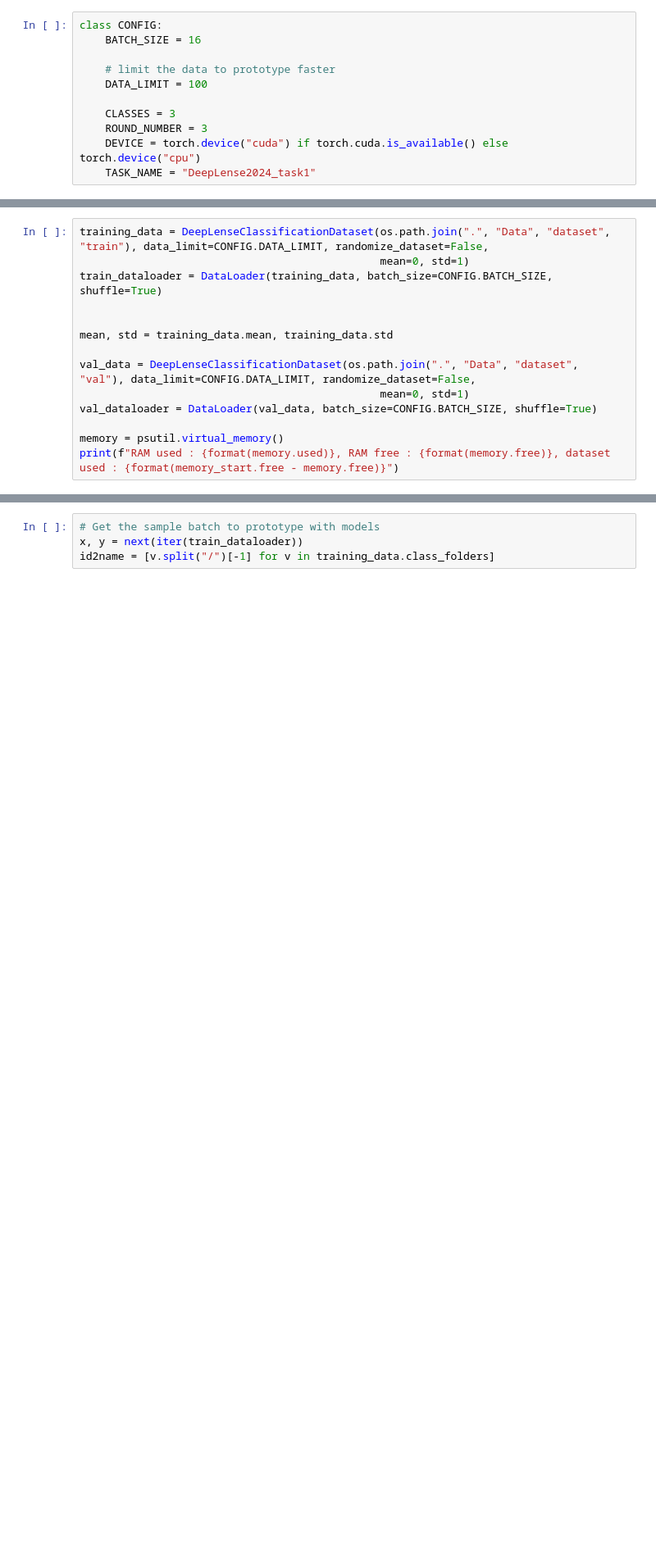
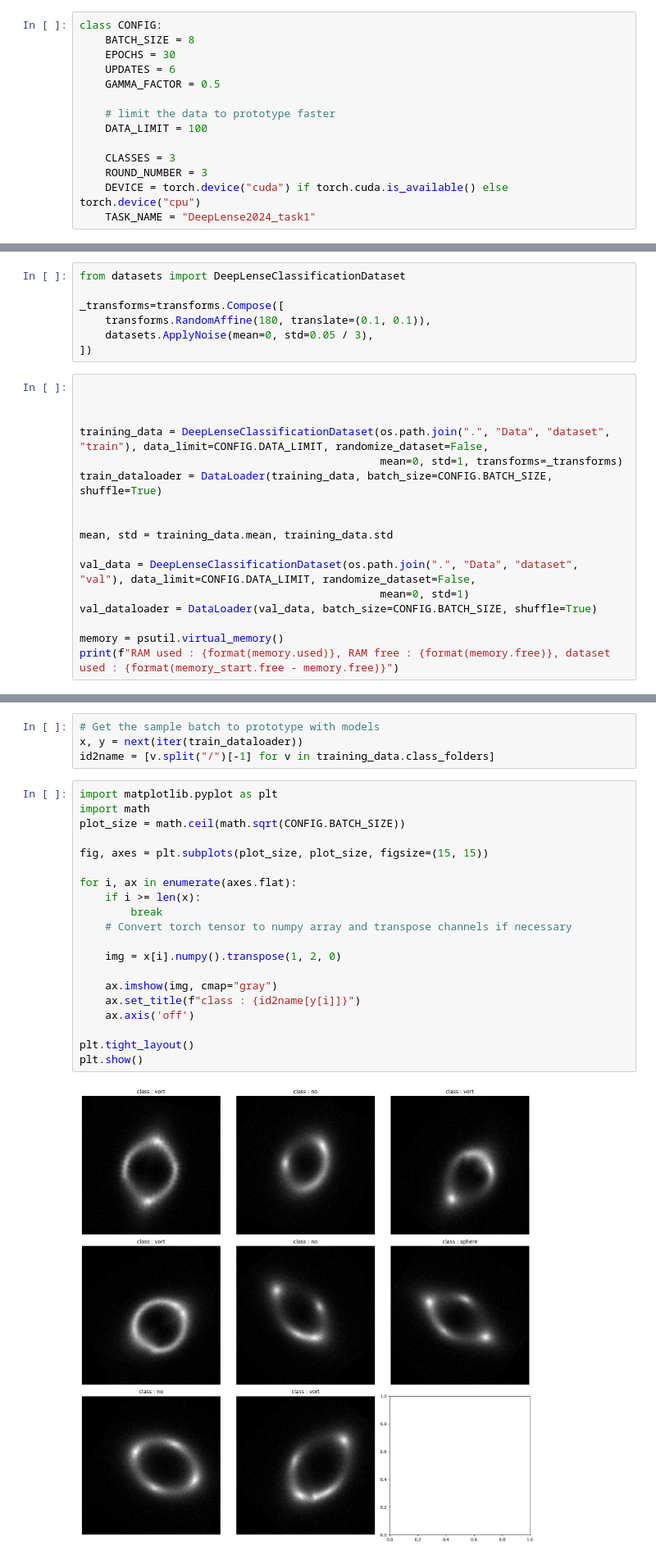
Before and after one commit to mlewandowski0/DeepLense2024, a Jupyter notebook: task1-solution.ipynb, the cells around one changed output, grey strips where cells are left out. Shown: that part at 82% size. Drawn from its saved outputs; the diff is of its cells as text; blank space fills up the shorter version.

```diff
--- a/task1-solution.ipynb
+++ b/task1-solution.ipynb
@@ -17,7 +41,10 @@ from util import run_experiment
 # CONFIG
 # %%
 class CONFIG:
-    BATCH_SIZE = 16
+    BATCH_SIZE = 8
+    EPOCHS = 30
+    UPDATES = 6
+    GAMMA_FACTOR = 0.5
 
     # limit the data to prototype faster
     DATA_LIMIT = 100
@@ -34,8 +61,18 @@ RAM used : 2.9GB, RAM free : 2.94GB
 # %% [markdown]
 # Loading the dataset
+# %%
+from datasets import DeepLenseClassificationDataset
+
+_transforms=transforms.Compose([
+    transforms.RandomAffine(180, translate=(0.1, 0.1)),
+    datasets.ApplyNoise(mean=0, std=0.05 / 3),
+])
 # %%
+
+
+
 training_data = DeepLenseClassificationDataset(os.path.join(".", "Data", "dataset", "train"), data_limit=CONFIG.DATA_LIMIT, randomize_dataset=False,
-                                               mean=0, std=1)
+                                               mean=0, std=1, transforms=_transforms)
 train_dataloader = DataLoader(training_data, batch_size=CONFIG.BATCH_SIZE, shuffle=True)
 
 
@@ -81,3 +92,25 @@ model = CNNv1().to(CONFIG.DEVICE)
 # Get the sample batch to prototype with models
 x, y = next(iter(train_dataloader))
 id2name = [v.split("/")[-1] for v in training_data.class_folders]
+# %%
+import matplotlib.pyplot as plt
+import math
+plot_size = math.ceil(math.sqrt(CONFIG.BATCH_SIZE))
+
+fig, axes = plt.subplots(plot_size, plot_size, figsize=(15, 15))
+
+for i, ax in enumerate(axes.flat):
+    if i >= len(x):
+        break
+    # Convert torch tensor to numpy array and transpose channels if necessary
+
+    img = x[i].numpy().transpose(1, 2, 0)
+
+    ax.imshow(img, cmap="gray")
+    ax.set_title(f"class : {id2name[y[i]]}")
+    ax.axis('off')
+
+plt.tight_layout()
+plt.show()
+# %% [output]
+[figure, added]
```
Also changed, not shown: parts of 39 cells of this notebook, 5 other files.
